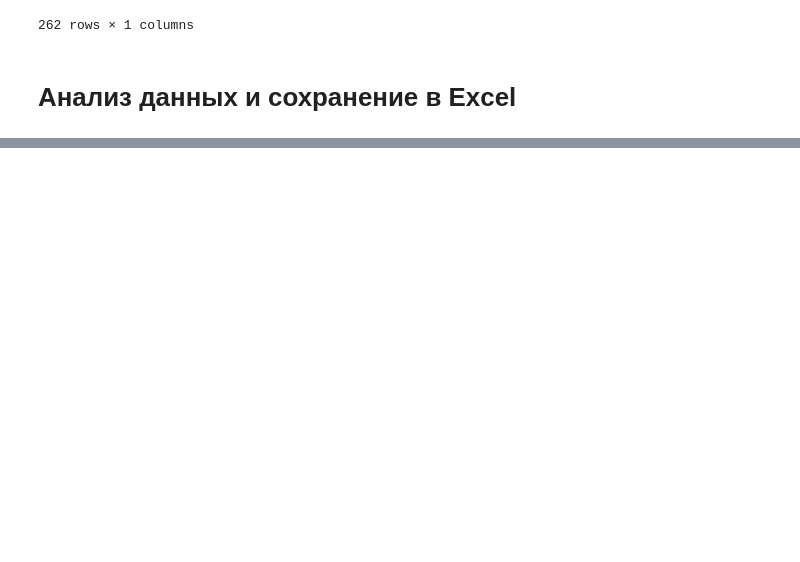
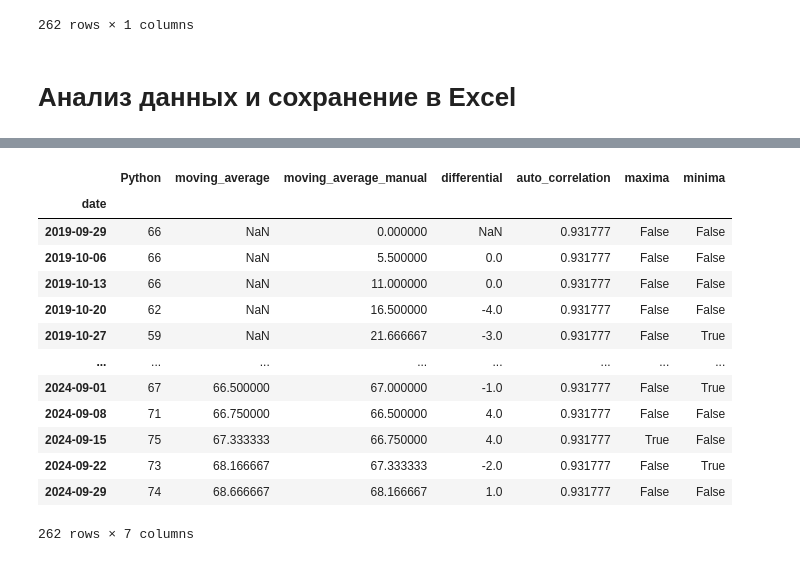
Before and after one commit to nodax-hub/6405_ishenko_v, a Jupyter notebook: lab2/lab2.ipynb, the cells around one changed output, grey strips where cells are left out. Cells and saved outputs as stored; diff of their text form; code cells hidden in the pictures; blank space fills up the shorter version.

```diff
--- a/lab2/lab2.ipynb
+++ b/lab2/lab2.ipynb
@@ -74,0 +78,17 @@ Data saved to trend_analysis.xlsx
+# %%
+result
+# %% [output]
+|  | Python | moving_average | moving_average_manual | differential | auto_correlation | maxima | minima |
+| date |  |  |  |  |  |  |  |
+| 2019-09-29 | 66 | NaN | 0.000000 | NaN | 0.931777 | False | False |
+| 2019-10-06 | 66 | NaN | 5.500000 | 0.0 | 0.931777 | False | False |
+| 2019-10-13 | 66 | NaN | 11.000000 | 0.0 | 0.931777 | False | False |
+| 2019-10-20 | 62 | NaN | 16.500000 | -4.0 | 0.931777 | False | False |
+| 2019-10-27 | 59 | NaN | 21.666667 | -3.0 | 0.931777 | False | True |
+| ... | ... | ... | ... | ... | ... | ... | ... |
+| 2024-09-01 | 67 | 66.500000 | 67.000000 | -1.0 | 0.931777 | False | True |
+| 2024-09-08 | 71 | 66.750000 | 66.500000 | 4.0 | 0.931777 | False | False |
+| 2024-09-15 | 75 | 67.333333 | 66.750000 | 4.0 | 0.931777 | True | False |
+| 2024-09-22 | 73 | 68.166667 | 67.333333 | -2.0 | 0.931777 | False | True |
+| 2024-09-29 | 74 | 68.666667 | 68.166667 | 1.0 | 0.931777 | False | False |
+262 rows × 7 columns
```
Also changed, not shown: parts of 3 cells of this notebook.
